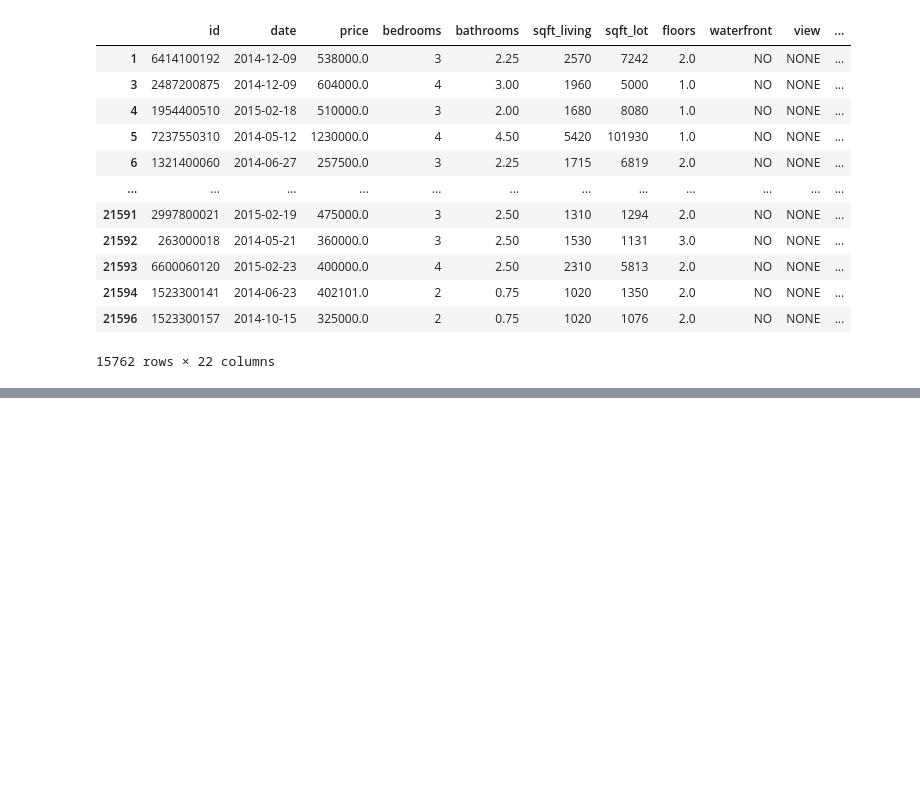
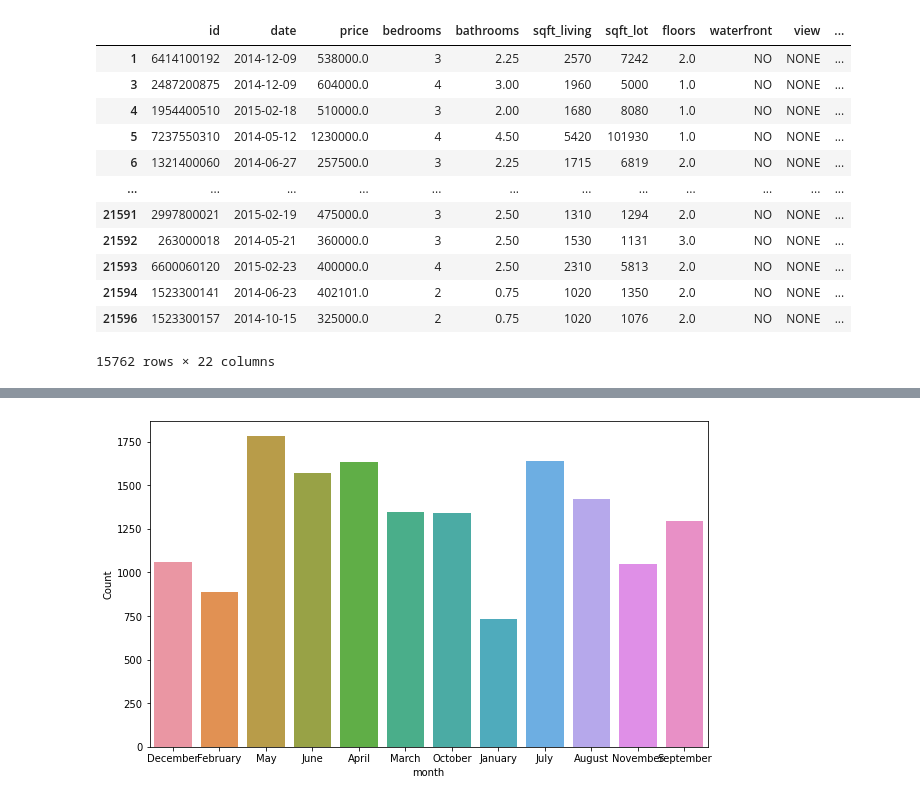
Before and after one commit to learn-co-curriculum/dsc-phase-2-project-v2-3, a Jupyter notebook: student.ipynb, the cells around one changed output, grey strips where cells are left out. Drawn from its saved outputs; the diff is of its cells as text; code cells hidden in the pictures; blank space fills up the shorter version.

```diff
--- a/student.ipynb
+++ b/student.ipynb
@@ -303,0 +377,15 @@ df
+# %%
+# Creating a function for the bar graphs in the data
+def bar_plot(x, data):
+
+    plt.figure(figsize=(10,6))
+
+    sns.countplot(x=x, data=data)
+    plt.xlabel(f'{x}')
+    plt.ylabel('Count')
+    plt.show()
+# %%
+# Counting the number of months in each category in regards to houses sold
+bar_plot('month', data=df)
+# %% [output]
+[figure, added]
```
Also changed, not shown: parts of 17 cells of this notebook.
